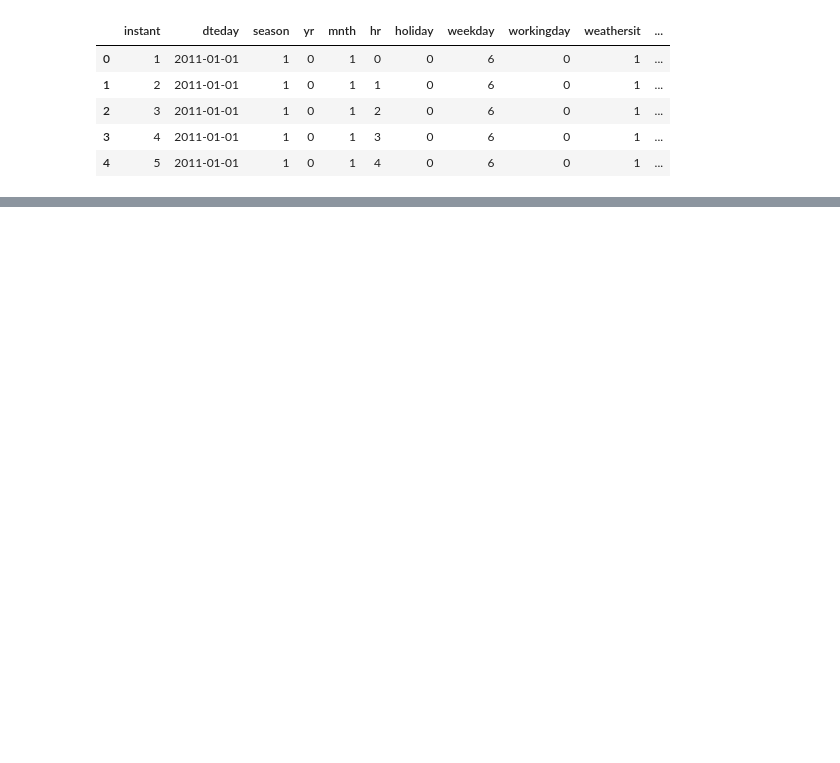
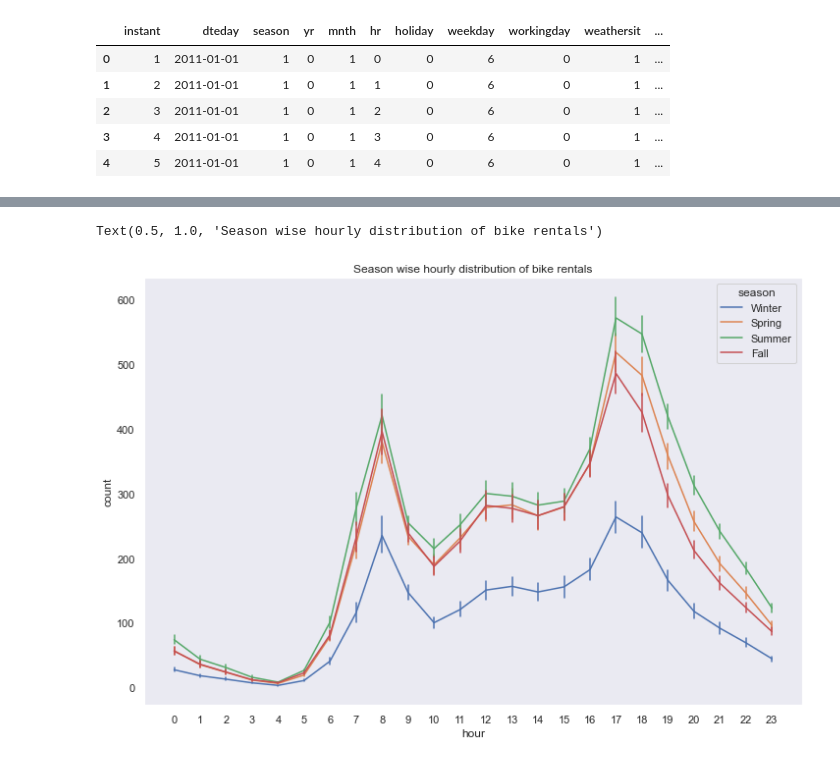
Before and after one commit to MuayadX/2nd-Project-, a Jupyter notebook: 3rd Project/EDA/Bike_sharing_hour.ipynb, the cells around one changed output, grey strips where cells are left out. Drawn from its saved outputs; the diff is of its cells as text; code cells hidden in the pictures; blank space fills up the shorter version.

```diff
--- a/3rd Project/EDA/Bike_sharing_hour.ipynb
+++ b/3rd Project/EDA/Bike_sharing_hour.ipynb
@@ -18,0 +245,12 @@ df.head()
+# %%
+# Season wise hourly distribution of bike rentals
+
+plt.figure(figsize=(12,8))
+
+lplt = sns.lineplot( data=df, x="hour", y="count",  err_style="bars", hue="season" )
+lplt.set_xticks(range(24))
+lplt.grid(False)
+lplt.set_title('Season wise hourly distribution of bike rentals')
+# %% [output]
+Text(0.5, 1.0, 'Season wise hourly distribution of bike rentals')
+[figure, added]
```
Also changed, not shown: parts of 36 cells of this notebook, 1 other file.
